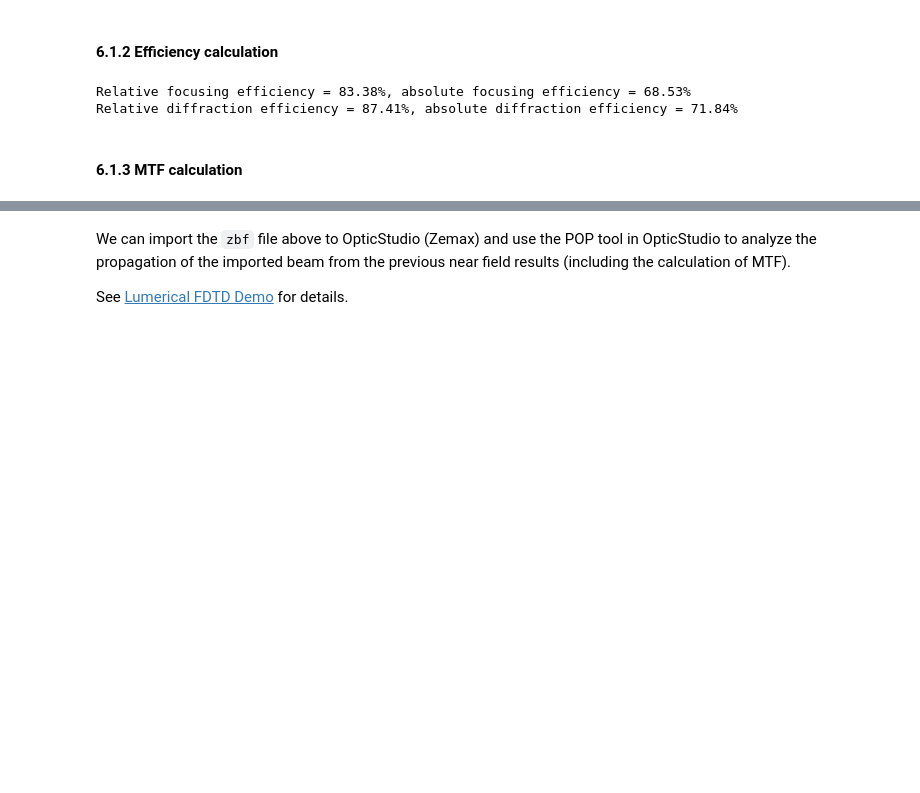
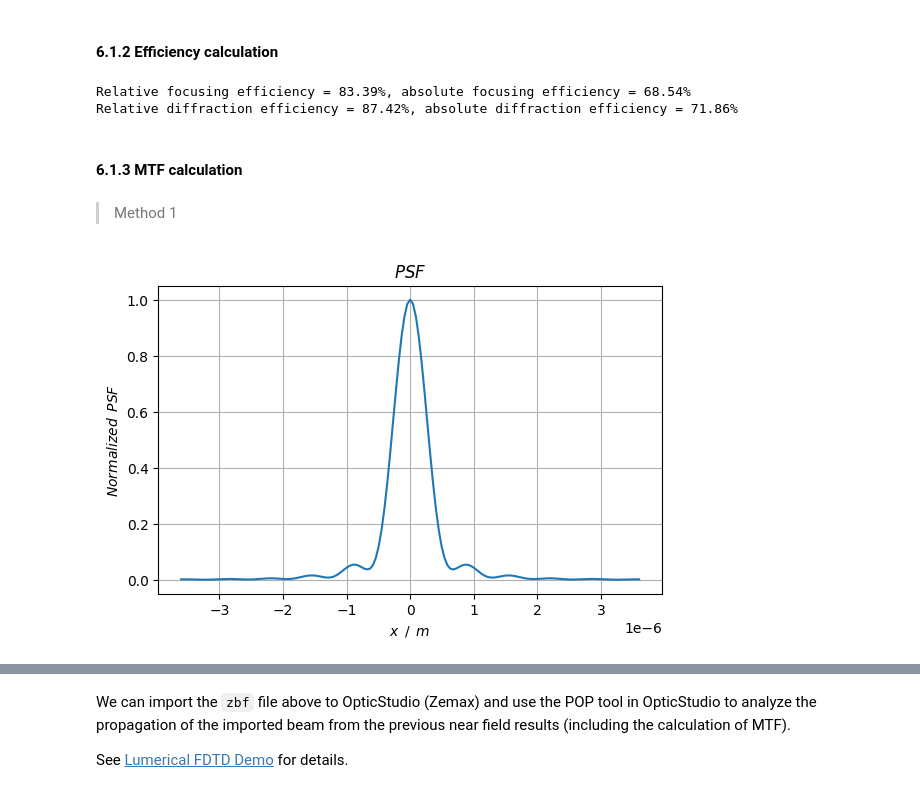
Before and after one commit to hzzg0727/Metasurface-Design, a Jupyter notebook: notebook/MetalensDesign.ipynb, the cells around one changed output, grey strips where cells are left out. Cells and saved outputs as stored; diff of their text form; code cells hidden in the pictures; blank space fills up the shorter version.

Commit message:
Update MetalensDesign.ipynb
MTF calculation method update.

```diff
--- a/notebook/MetalensDesign.ipynb
+++ b/notebook/MetalensDesign.ipynb
@@ -291,12 +351,12 @@ atoms = []
 for pos in units_pos_r_dict:
     x = pos[1] * unit_size - offset_x
     y = pos[0] * unit_size - offset_y
-    radius = units_pos_r_dict[pos]
+    r = units_pos_r_dict[pos]
     atoms.append(fdtd.addcircle(
         name="atom_" + str(pos[0]) + "/" + str(pos[1]),
         x=x,
         y=y,
-        radius=radius,
+        radius=r,
         z_min=0,
         z_max=height_atom,
         material=material_atom
@@ -472,7 +532,13 @@ print("Relative diffraction efficiency = {:.2f}%, absolute diffraction efficienc
     efficiency_diffraction_relative * 1e2, efficiency_diffraction_absolute * 1e2
 ))
 # %% [output]
-Relative focusing efficiency = 83.38%, absolute focusing efficiency = 68.53%
-Relative diffraction efficiency = 87.41%, absolute diffraction efficiency = 71.84%
+Relative focusing efficiency = 83.39%, absolute focusing efficiency = 68.54%
+Relative diffraction efficiency = 87.42%, absolute diffraction efficiency = 71.86%
 # %% [markdown]
 #### 6.1.3 MTF calculation
+# %% [markdown]
+> Method 1
+# %%
+# solve MTF of PSF(x) along the x axis when y = 0
+psf_vec  = e_far_field_focal_intensity[:, round(len(dest_y_vec) / 2)]
+freq_vec, mtf_vec = getMTF(psf_vec, dest_x_vec, "mm")
@@ -478,0 +548,11 @@ Relative diffraction efficiency = 87.41%, absolute diffraction efficiency = 71.8
+# %%
+# draw 1D PSF
+plt.figure(figsize=(6.5, 4))
+plt.plot(dest_x_vec, psf_vec / np.max(psf_vec))
+plt.title(r"$PSF$")
+plt.xlabel(r"$x \enspace / \enspace m$")
+plt.ylabel(r"$Normalized \enspace PSF$")
+plt.grid()
+plt.show()
+# %% [output]
+[figure, added]
```
Also changed, not shown: parts of 7 cells of this notebook.
